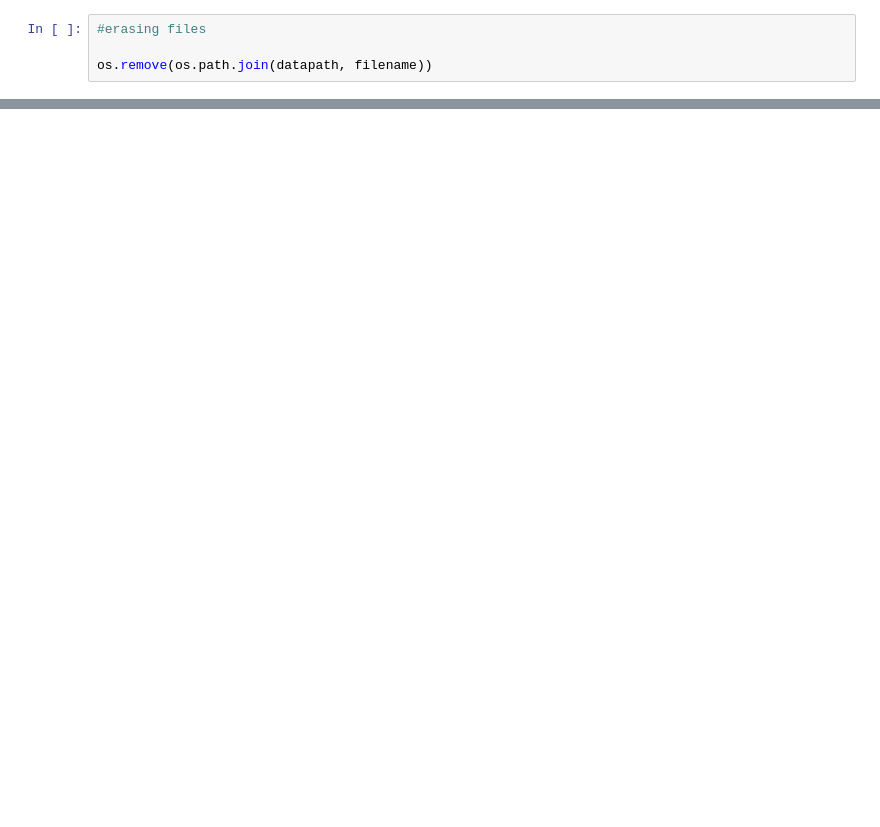
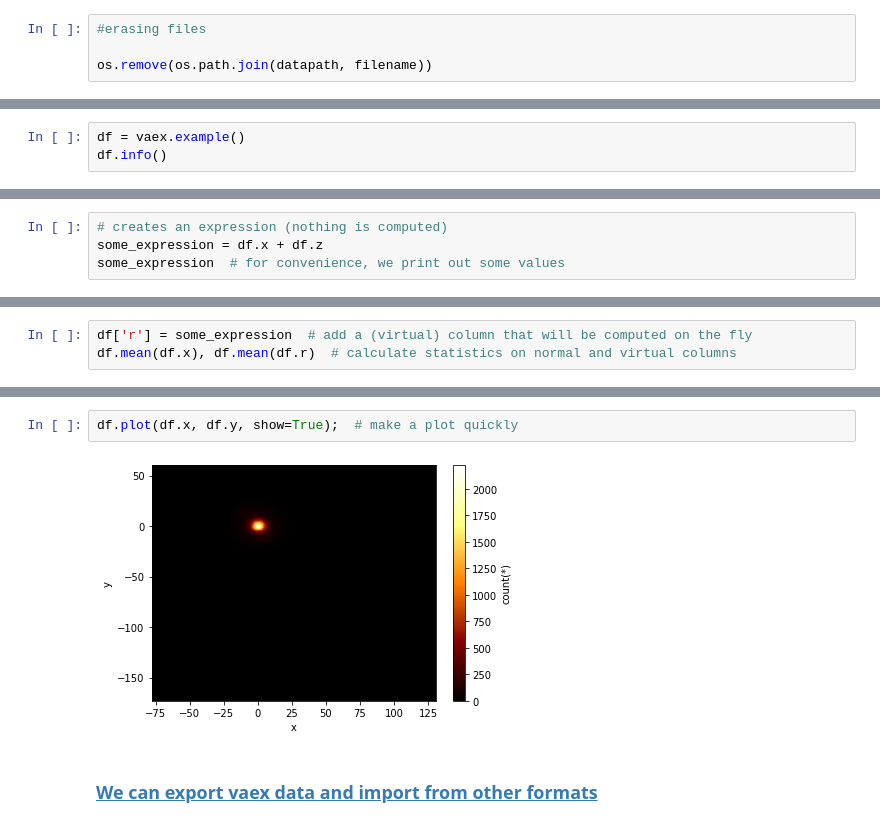
Before and after one commit to rsouza/Databases_Course, a Jupyter notebook: Notebooks/00_Miscellaneous_Formats.ipynb, the cells around one changed output, grey strips where cells are left out. Saved outputs shown, nothing was run; the diff lists cells and outputs as text; blank space fills up the shorter version.

Commit message:
adding Dask and Vaex

```diff
--- a/Notebooks/00_Miscellaneous_Formats.ipynb
+++ b/Notebooks/00_Miscellaneous_Formats.ipynb
@@ -1130,0 +1210,3 @@ os.remove(os.path.join(datapath, filename))
+# %%
+df = vaex.example()
+df.info()
@@ -1130,0 +1323,4 @@ os.remove(os.path.join(datapath, filename))
+# %%
+# creates an expression (nothing is computed)
+some_expression = df.x + df.z
+some_expression  # for convenience, we print out some values
@@ -1130,0 +1342,3 @@ os.remove(os.path.join(datapath, filename))
+# %%
+df['r'] = some_expression  # add a (virtual) column that will be computed on the fly
+df.mean(df.x), df.mean(df.r)  # calculate statistics on normal and virtual columns
@@ -1130,0 +1368,6 @@ os.remove(os.path.join(datapath, filename))
+# %%
+df.plot(df.x, df.y, show=True);  # make a plot quickly
+# %% [output]
+[figure, added]
+# %% [markdown]
+### [We can export vaex data and import from other formats](https://vaex.readthedocs.io/en/docs/getting_data_in_vaex.html)
```
Also changed, not shown: parts of 48 cells of this notebook.
